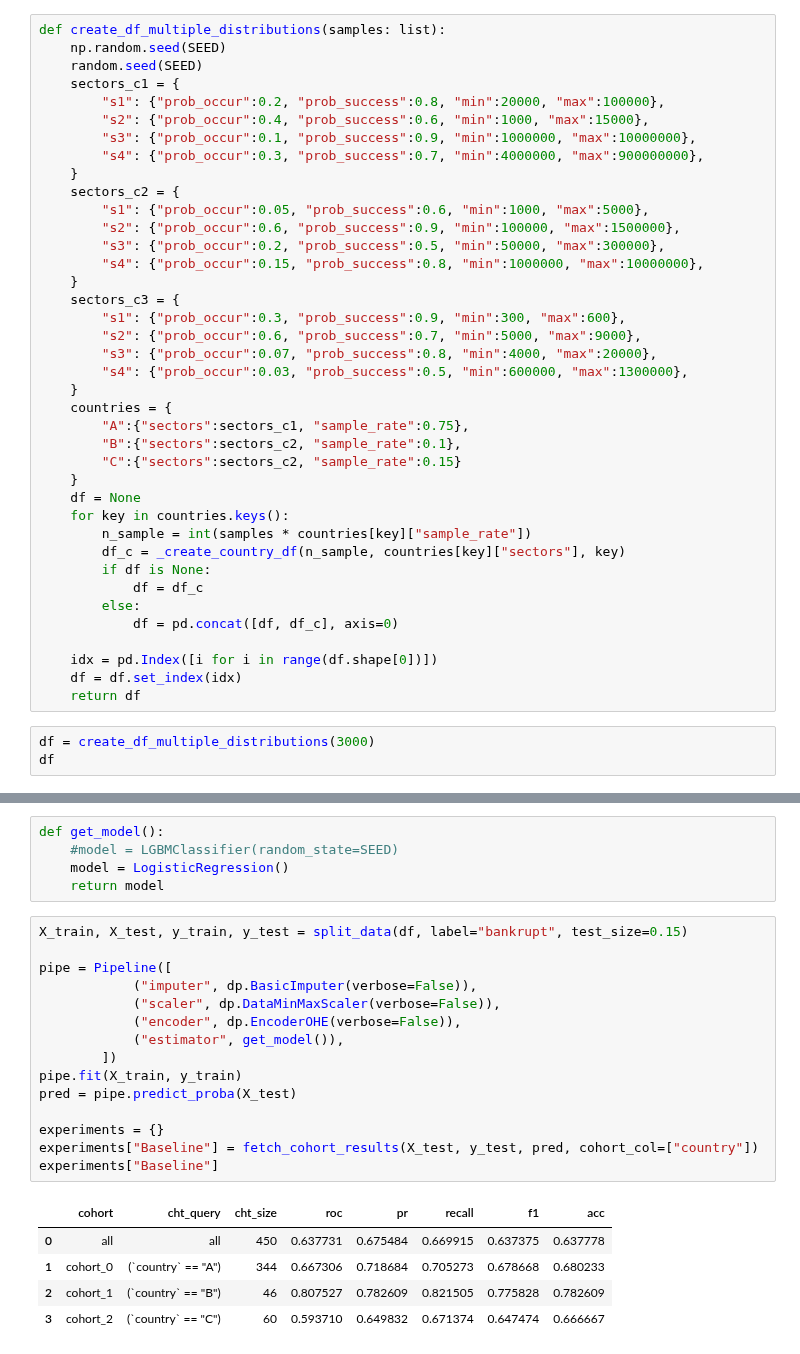
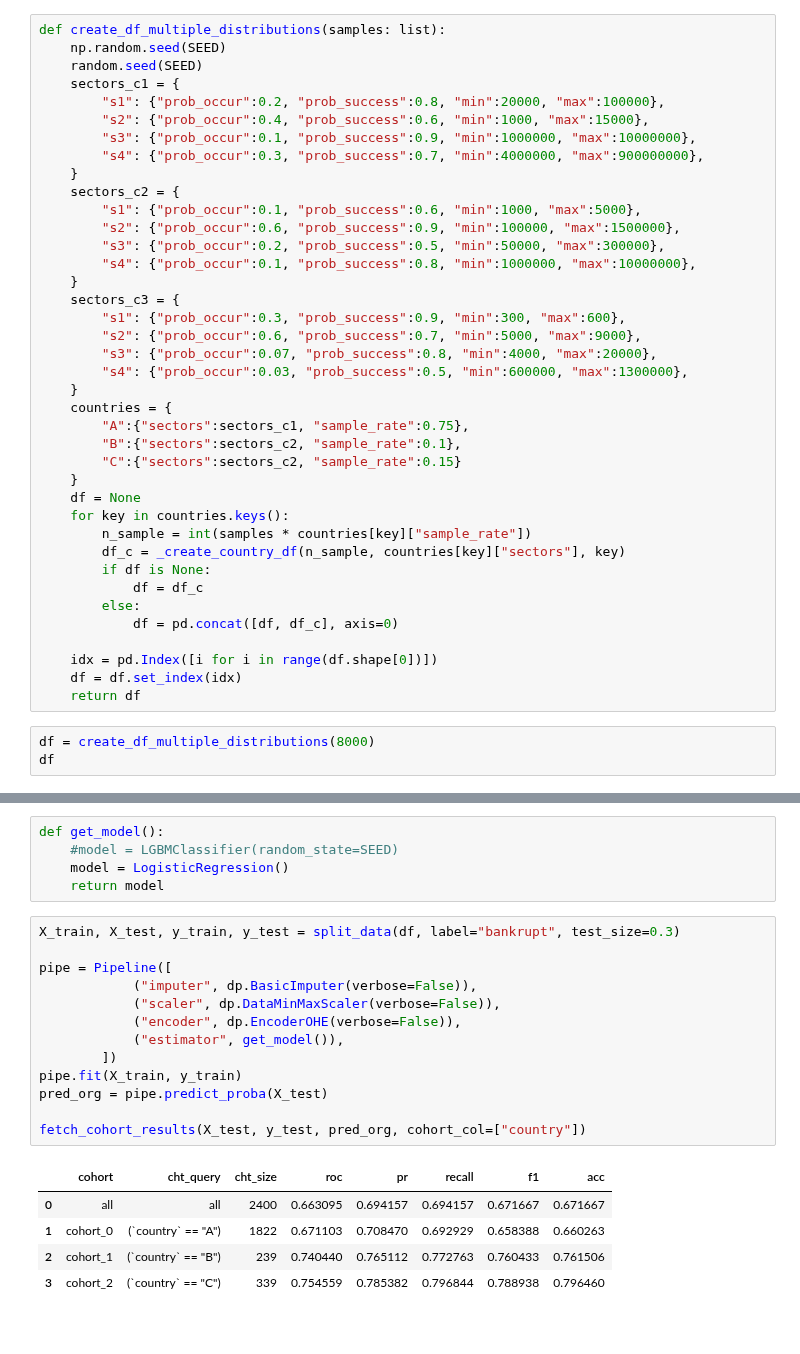
Before and after one commit to microsoft/responsible-ai-toolbox-mitigations, a Jupyter notebook: notebooks/cohort/case_study/case_1.ipynb, the cells around one changed output, grey strips where cells are left out. Cells and saved outputs as stored; diff of their text form.

Commit message:
Case study 3 for the CohortManager class

```diff
--- a/notebooks/cohort/case_study/case_1.ipynb
+++ b/notebooks/cohort/case_study/case_1.ipynb
@@ -63,10 +62,10 @@ def create_df_multiple_distributions(samples: list):
         "s4": {"prob_occur":0.3, "prob_success":0.7, "min":4000000, "max":900000000},
     }
     sectors_c2 = {
-        "s1": {"prob_occur":0.05, "prob_success":0.6, "min":1000, "max":5000},
+        "s1": {"prob_occur":0.1, "prob_success":0.6, "min":1000, "max":5000},
         "s2": {"prob_occur":0.6, "prob_success":0.9, "min":100000, "max":1500000},
         "s3": {"prob_occur":0.2, "prob_success":0.5, "min":50000, "max":300000},
-        "s4": {"prob_occur":0.15, "prob_success":0.8, "min":1000000, "max":10000000},
+        "s4": {"prob_occur":0.1, "prob_success":0.8, "min":1000000, "max":10000000},
     }
     sectors_c3 = {
         "s1": {"prob_occur":0.3, "prob_success":0.9, "min":300, "max":600},
@@ -92,7 +91,7 @@ def create_df_multiple_distributions(samples: list):
     df = df.set_index(idx)
     return df
 # %%
-df = create_df_multiple_distributions(3000)
+df = create_df_multiple_distributions(8000)
 df
 # %% [output]
 |  | investment | sector | country | bankrupt |
@@ -121,26 +120,24 @@ def get_model():
     model = LogisticRegression()
     return model
 # %%
-X_train, X_test, y_train, y_test = split_data(df, label="bankrupt", test_size=0.15)
+X_train, X_test, y_train, y_test = split_data(df, label="bankrupt", test_size=0.3)
 
 pipe = Pipeline([
             ("imputer", dp.BasicImputer(verbose=False)),
             ("scaler", dp.DataMinMaxScaler(verbose=False)),
             ("encoder", dp.EncoderOHE(verbose=False)),
             ("estimator", get_model()),
         ])
 pipe.fit(X_train, y_train)
-pred = pipe.predict_proba(X_test)
+pred_org = pipe.predict_proba(X_test)
 
-experiments = {}
-experiments["Baseline"] = fetch_cohort_results(X_test, y_test, pred, cohort_col=["country"])
-experiments["Baseline"]
+fetch_cohort_results(X_test, y_test, pred_org, cohort_col=["country"])
 # %% [output]
 |  | cohort | cht_query | cht_size | roc | pr | recall | f1 | acc |
-| 0 | all | all | 450 | 0.637731 | 0.675484 | 0.669915 | 0.637375 | 0.637778 |
-| 1 | cohort_0 | (`country` == "A") | 344 | 0.667306 | 0.718684 | 0.705273 | 0.678668 | 0.680233 |
-| 2 | cohort_1 | (`country` == "B") | 46 | 0.807527 | 0.782609 | 0.821505 | 0.775828 | 0.782609 |
-| 3 | cohort_2 | (`country` == "C") | 60 | 0.593710 | 0.649832 | 0.671374 | 0.647474 | 0.666667 |
+| 0 | all | all | 2400 | 0.663095 | 0.694157 | 0.694157 | 0.671667 | 0.671667 |
+| 1 | cohort_0 | (`country` == "A") | 1822 | 0.671103 | 0.708470 | 0.692929 | 0.658388 | 0.660263 |
+| 2 | cohort_1 | (`country` == "B") | 239 | 0.740440 | 0.765112 | 0.772763 | 0.760433 | 0.761506 |
+| 3 | cohort_2 | (`country` == "C") | 339 | 0.754559 | 0.785382 | 0.796844 | 0.788938 | 0.796460 |
 # %%
 cht_manager = CohortManager(
     transform_pipe=[
```
Also changed, not shown: parts of 15 cells of this notebook, 4 other files.
